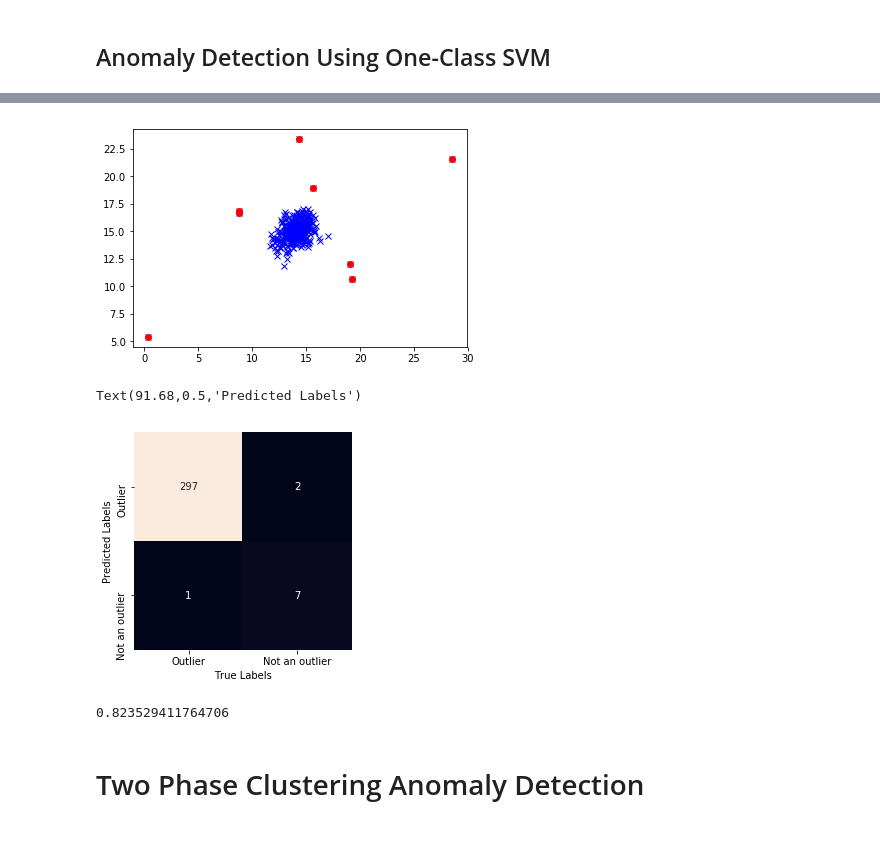
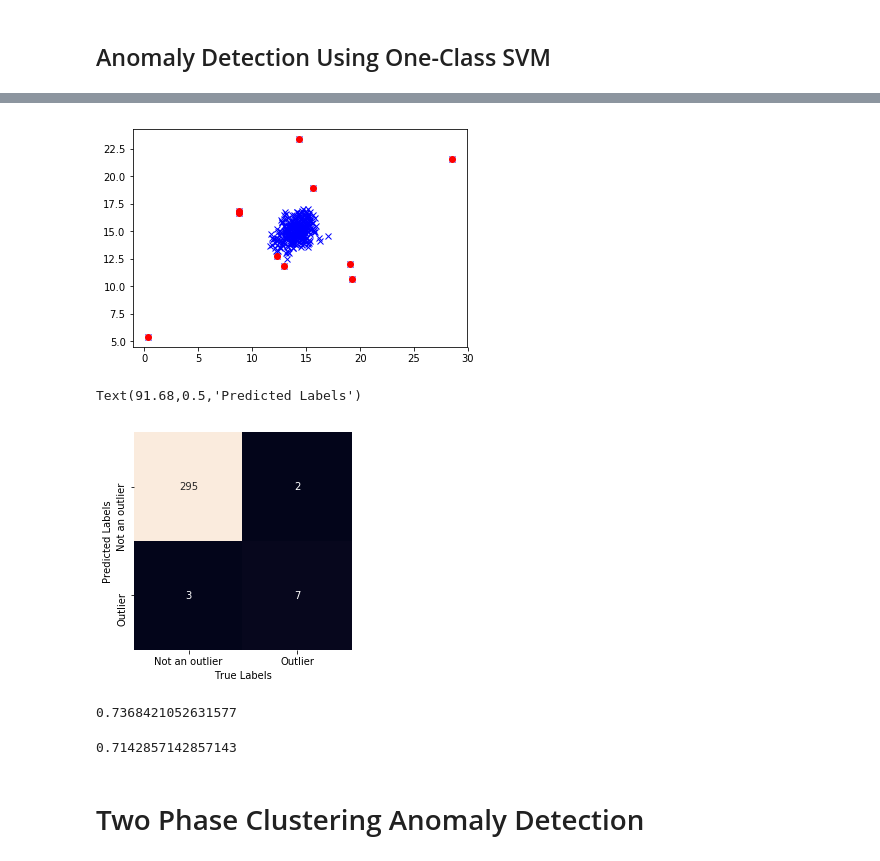
Before and after one commit to mihirkawatra/outlier-detection, a Jupyter notebook: Anomaly Detection.ipynb, the cells around one changed output, grey strips where cells are left out. Cells and saved outputs as stored; diff of their text form; code cells hidden in the pictures.

```diff
--- a/Anomaly Detection.ipynb
+++ b/Anomaly Detection.ipynb
@@ -122,7 +126,7 @@ from sklearn import svm
 # %%
 data = read_dataset(a2)
 # %%
-clf = svm.OneClassSVM(nu=0.025, kernel="rbf", gamma=0.01)
+clf = svm.OneClassSVM(nu=0.035, kernel="rbf", gamma=0.01)
 clf.fit(data)
 # %% [output]
 OneClassSVM(cache_size=200, coef0=0.0, degree=3, gamma=0.01, kernel='rbf',
@@ -142,19 +146,23 @@ plt.plot(data[:,0],data[:,1],'bx')
 plt.plot(data[abnormal,0],data[abnormal,1],'ro')
 plt.show()
 # %% [output]
-[figure, old version]
+[figure, new version]
 # %%
 mat = confusion_matrix(np.array(gt_data),ocs)
-sns.heatmap(mat.T,square=True,annot=True,fmt='d',cbar=False,xticklabels=["Outlier","Not an outlier"],yticklabels=["Outlier","Not an outlier"])
+sns.heatmap(mat.T,square=True,annot=True,fmt='d',cbar=False,xticklabels=["Not an outlier","Outlier"],yticklabels=["Not an outlier","Outlier"])
 plt.xlabel('True Labels')
 plt.ylabel('Predicted Labels')
 # %% [output]
 Text(91.68,0.5,'Predicted Labels')
-[figure, old version]
+[figure, new version]
 # %%
 f1_score(gt_data,ocs,average='binary')
 # %% [output]
-0.823529411764706
+0.7368421052631577
+# %%
+fbeta_score(gt_data,ocs,0.5,average='binary')
+# %% [output]
+0.7142857142857143
 # %% [markdown]
 # Two Phase Clustering Anomaly Detection
 # %%
```
Also changed, not shown: parts of 8 cells of this notebook.
